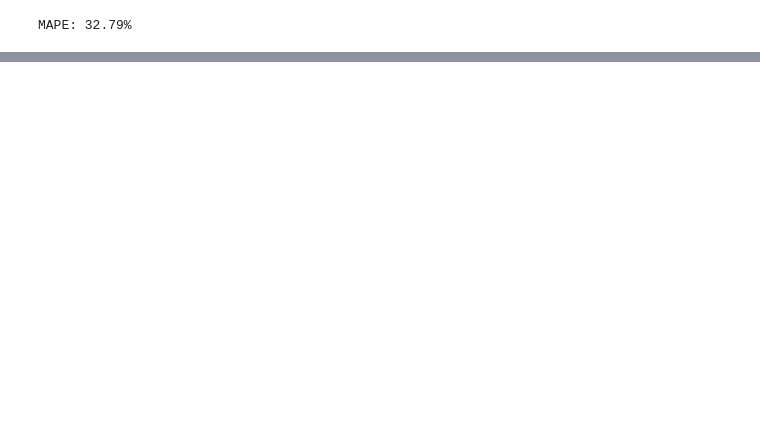
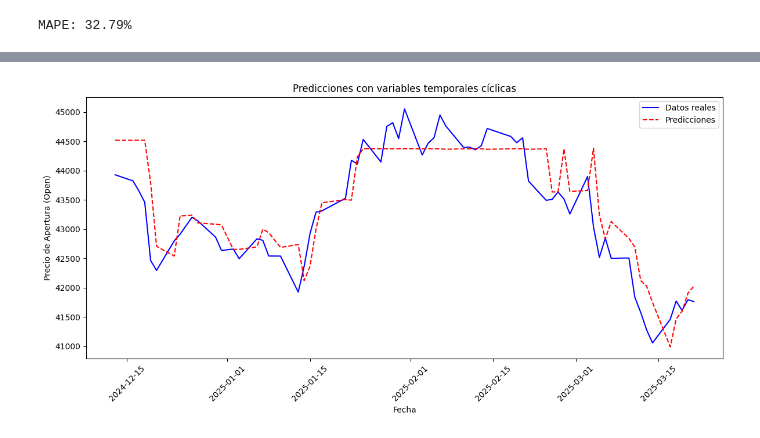
Before and after one commit to eljaimico/proyecto-cosa, a Jupyter notebook: pryecto.ipynb, the cells around one changed output, grey strips where cells are left out. Saved outputs shown, nothing was run; the diff lists cells and outputs as text; code cells hidden in the pictures; blank space fills up the shorter version.

```diff
--- a/pryecto.ipynb
+++ b/pryecto.ipynb
@@ -352,0 +327,94 @@ len(X_train)
+# %%
+
+import lightgbm as lgb
+import numpy as np
+import pandas as pd
+import matplotlib.pyplot as plt
+
+lasps=df_dow_jones.copy()
+
+# Asegúrate de que la columna 'Date' esté en formato datetime
+lasps['Date'] = pd.to_datetime(lasps['Date'])
+
+# Ordenar por fecha
+lasps= lasps.sort_values(by='Date')
+
+
+
+# Crear características temporales
+lasps['dayofweek'] = lasps['Date'].dt.dayofweek  # 0=Lunes
+lasps['month'] = lasps['Date'].dt.month           # 1–12
+
+# Codificación cíclica
+lasps['dayofweek_sin'] = np.sin(2 * np.pi * lasps['dayofweek'] / 7)
+lasps['dayofweek_cos'] = np.cos(2 * np.pi * lasps['dayofweek'] / 7)
+
+lasps['month_sin'] = np.sin(2 * np.pi * lasps['month'] / 12)
+lasps['month_cos'] = np.cos(2 * np.pi * lasps['month'] / 12)
+
+# Crear características de lag (por ejemplo, 3 lags)
+lags = 5
+for lag in range(1, lags + 1):
+    lasps[f'Open_lag_{lag}'] = lasps['Open'].shift(lag)
+
+# Eliminar filas con valores nulos
+lasps = lasps.dropna()
+
+# Definir las características (X) y la variable objetivo (y)
+X = lasps[
+    [f'Open_lag_{lag}' for lag in range(1, lags + 1)] +
+    ['dayofweek_sin', 'dayofweek_cos', 'month_sin', 'month_cos']
+]
+y = lasps['Open']
+
+# 95% para entrenamiento, 5% para prueba
+train_size = int(len(X) * 0.95)
+
+X_train = X.iloc[:train_size]
+X_test = X.iloc[train_size:]
+
+y_train = y.iloc[:train_size]
+y_test = y.iloc[train_size:]
+
+# Crear el modelo
+model = lgb.LGBMRegressor(random_state=20)
+model.fit(X_train, y_train)
+
+# Predicciones
+y_pred = model.predict(X_test)
+
+# Graficar
+plt.figure(figsize=(12, 6))
+plt.plot(lasps['Date'].iloc[train_size:], y_test, label='Datos reales', color='blue')
+plt.plot(lasps['Date'].iloc[train_size:], y_pred, label='Predicciones', linestyle='--', color='red')
+plt.xlabel('Fecha')
+plt.ylabel('Precio de Apertura (Open)')
+plt.title('Predicciones con variables temporales cíclicas')
+plt.legend()
+plt.xticks(rotation=45)
+plt.tight_layout()
+plt.show()
+
+# Evaluación
+print("R^2 score en el conjunto de prueba:", model.score(X_test, y_test))
+
+# Obtener la importancia de las características
+importance_df = pd.DataFrame({
+    'Feature': X.columns,
+    'Importance': model.feature_importances_
+}).sort_values(by='Importance', ascending=False)
+
+# Mostrar tabla
+print("\nImportancia de características:")
+print(importance_df)
+
+# Graficar
+plt.figure(figsize=(10, 6))
+plt.barh(importance_df['Feature'], importance_df['Importance'], color='teal')
+plt.xlabel('Importancia')
+plt.ylabel('Característica')
+plt.title('Importancia de características (LightGBM)')
+plt.gca().invert_yaxis()  # La más importante arriba
+plt.tight_layout()
+plt.show()
+# %% [output]
@@ -352,0 +426 @@ len(X_train)
+[figure, added]
```
Also changed, not shown: parts of 7 cells of this notebook.
